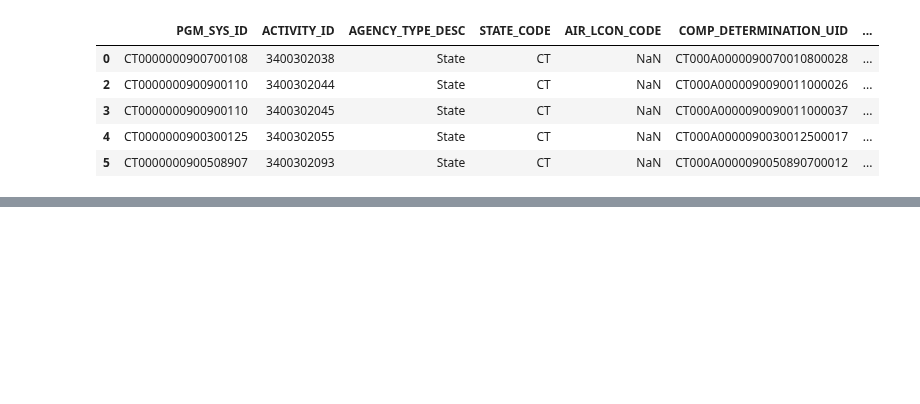
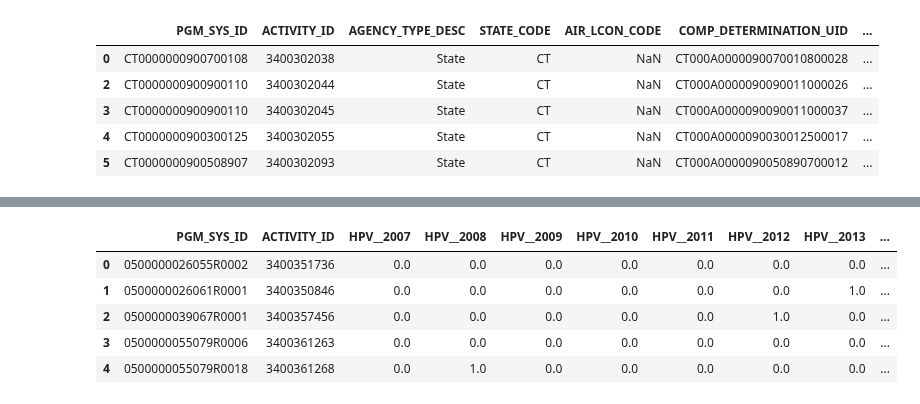
Before and after one commit to Aycrazy/ML_Project, a Jupyter notebook: ICIS_explore_2.ipynb, the cells around one changed output, grey strips where cells are left out. Drawn from its saved outputs; the diff is of its cells as text; code cells hidden in the pictures; blank space fills up the shorter version.

Commit message:
dataset is dissected, need to make some joins or decide what tables should remain separate to be joined later

```diff
--- a/ICIS_explore_2.ipynb
+++ b/ICIS_explore_2.ipynb
@@ -83,5 +126,5 @@ create_date_charts(df_violations_frv, date_types, frv_atts)
 [figure]
 [figure]
 # %%
-hpv_years = pd.get_dummies(df_violations_hpv.HPV_DAYZERO_DATE_year, prefix = 'HPV_')
-frv_years = pd.get_dummies(df_violations_frv.EARLIEST_FRV_DETERM_DATE_year, prefix = 'FRV_')
+df_violations_hpv_dummies = pd.get_dummies(df_violations.HPV_DAYZERO_DATE_year, prefix = 'HPV_')
+df_violations_frv_dummies = pd.get_dummies(df_violations.EARLIEST_FRV_DETERM_DATE_year, prefix = 'FRV_')
@@ -101,3 +131,9 @@ df_violations_hpv['DAYS_TO_RESOLVE_INT'] = df_violations_hpv.DAYS_TO_RESOLVE.app
+# %%
+df_violations = df_violations.join(df_violations_hpv_dummies)
+df_violations = df_violations.join(df_violations_frv_dummies)
+# %%
+df_violations = df_violations.join(df_hpv_daystoResolve)
+df_violations_all_save = df_violations.copy()
 # %%
 df_violations_hpv.DAYS_TO_RESOLVE_INT.plot()
 # %% [output]
@@ -302,0 +396,11 @@ title
+# %%
+aggregate_year_violations = df_violations.groupby(["PGM_SYS_ID","PROGRAM_CODES"]).sum().reset_index()
+# %%
+aggregate_year_violations.head()
+# %% [output]
+|  | PGM_SYS_ID | ACTIVITY_ID | HPV__2007 | HPV__2008 | HPV__2009 | HPV__2010 | HPV__2011 | HPV__2012 | HPV__2013 | ... |
+| 0 | 0500000026055R0002 | 3400351736 | 0.0 | 0.0 | 0.0 | 0.0 | 0.0 | 0.0 | 0.0 | ... |
+| 1 | 0500000026061R0001 | 3400350846 | 0.0 | 0.0 | 0.0 | 0.0 | 0.0 | 0.0 | 1.0 | ... |
+| 2 | 0500000039067R0001 | 3400357456 | 0.0 | 0.0 | 0.0 | 0.0 | 0.0 | 1.0 | 0.0 | ... |
+| 3 | 0500000055079R0006 | 3400361263 | 0.0 | 0.0 | 0.0 | 0.0 | 0.0 | 0.0 | 0.0 | ... |
+| 4 | 0500000055079R0018 | 3400361268 | 0.0 | 1.0 | 0.0 | 0.0 | 0.0 | 0.0 | 0.0 | ... |
```
Also changed, not shown: parts of 29 cells of this notebook.
